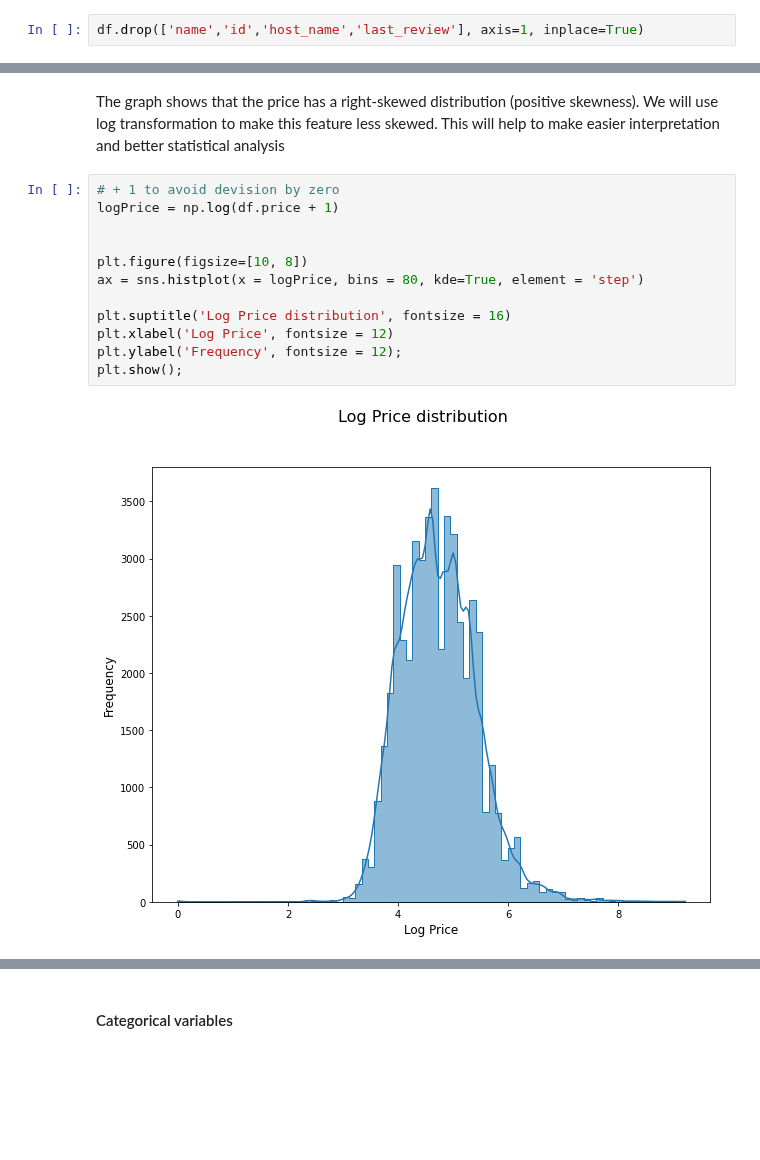
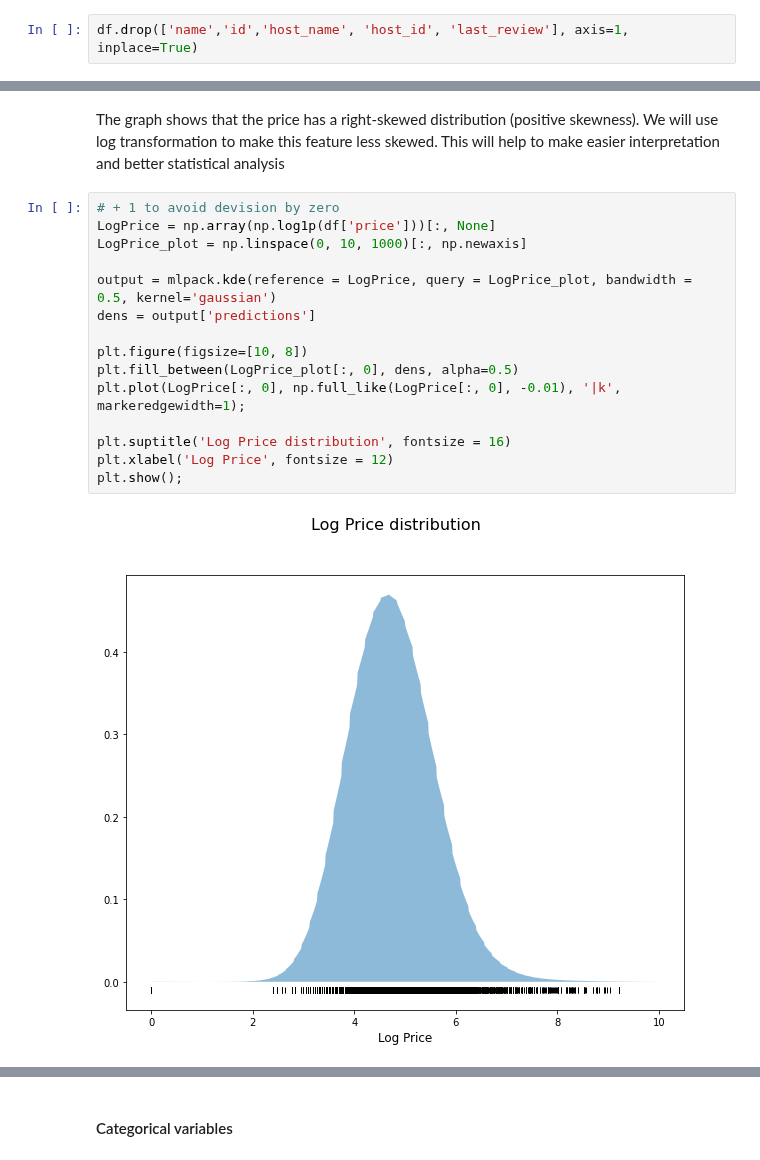
Before and after one commit to mlpack/examples, a Jupyter notebook: airbnb_price_prediction_regression/airbnb_price_prediction_regression_py.ipynb, the cells around one changed output, grey strips where cells are left out. Cells and saved outputs as stored; diff of their text form; blank space fills up the shorter version.

```diff
--- a/airbnb_price_prediction_regression/airbnb_price_prediction_regression_py.ipynb
+++ b/airbnb_price_prediction_regression/airbnb_price_prediction_regression_py.ipynb
@@ -128,7 +137,7 @@ df.describe().T
 # %% [markdown]
 #### Drop unnecessary columns
 # %%
-df.drop(['name','id','host_name','last_review'], axis=1, inplace=True)
+df.drop(['name','id','host_name', 'host_id', 'last_review'], axis=1, inplace=True)
 # %% [markdown]
 #### Null values
 # %%
@@ -236,15 +244,18 @@ plt.show();
 The graph shows that the price has a right-skewed distribution (positive skewness). We will use log transformation to make this feature less skewed. This will help to make easier interpretation and better statistical analysis
 # %%
 # + 1 to avoid devision by zero
-logPrice = np.log(df.price + 1)
+LogPrice = np.array(np.log1p(df['price']))[:, None]
+LogPrice_plot = np.linspace(0, 10, 1000)[:, np.newaxis]
 
+output = mlpack.kde(reference = LogPrice, query = LogPrice_plot, bandwidth = 0.5, kernel='gaussian')
+dens = output['predictions']
 
 plt.figure(figsize=[10, 8])
-ax = sns.histplot(x = logPrice, bins = 80, kde=True, element = 'step')
+plt.fill_between(LogPrice_plot[:, 0], dens, alpha=0.5)
+plt.plot(LogPrice[:, 0], np.full_like(LogPrice[:, 0], -0.01), '|k', markeredgewidth=1);
 
 plt.suptitle('Log Price distribution', fontsize = 16)
 plt.xlabel('Log Price', fontsize = 12)
-plt.ylabel('Frequency', fontsize = 12);
 plt.show();
 # %% [output]
-[figure, old version]
+[figure, new version]
```
Also changed, not shown: parts of 50 cells of this notebook.
